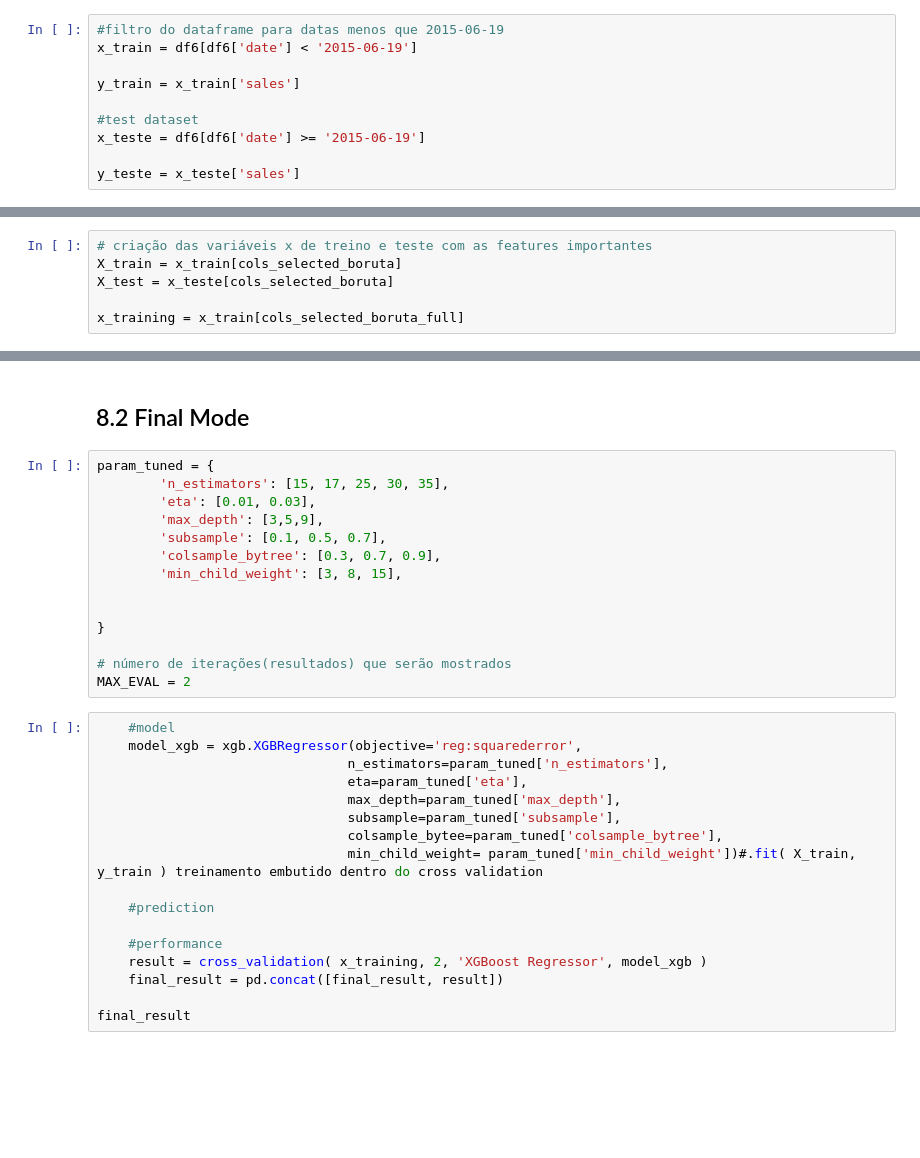
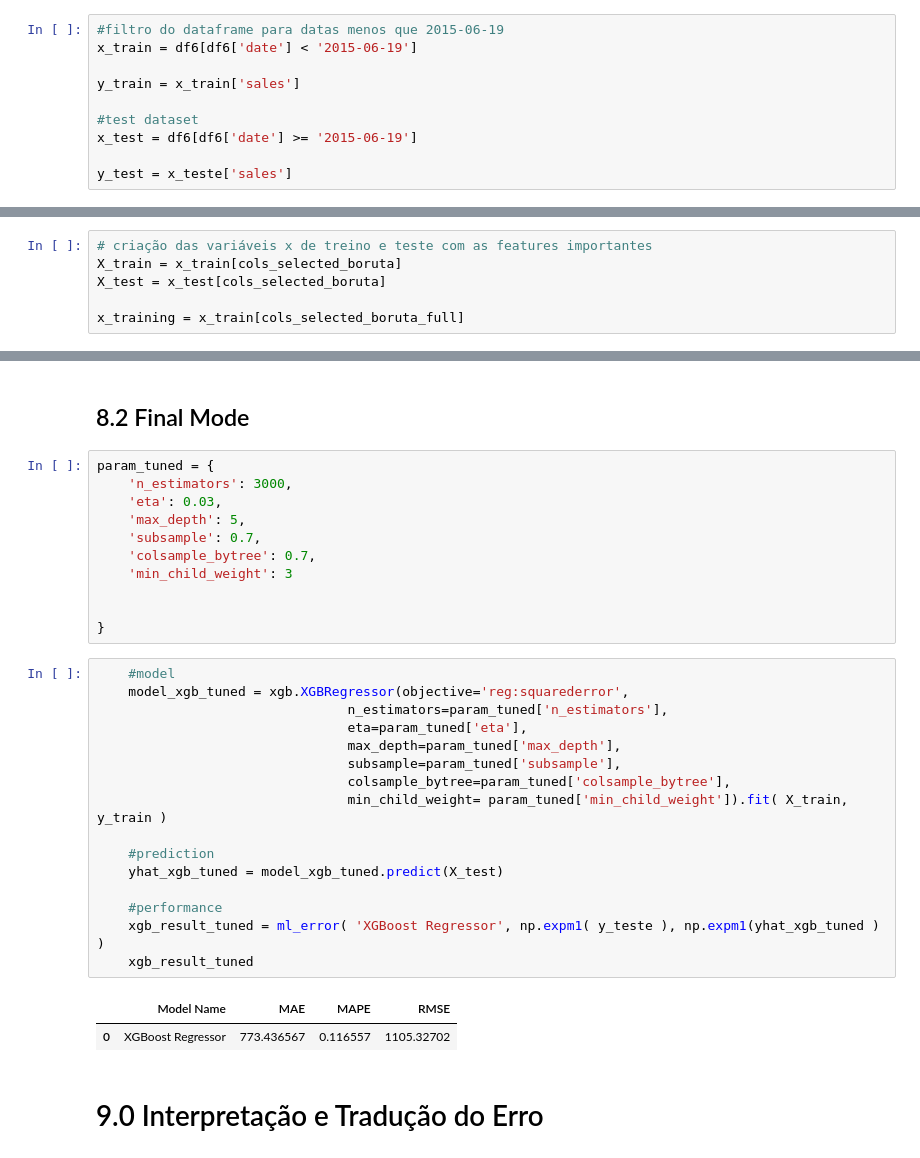
Before and after one commit to WillNery/ds_em_producao, a Jupyter notebook: ds_em_producao.ipynb, the cells around one changed output, grey strips where cells are left out. Saved outputs shown, nothing was run; the diff lists cells and outputs as text; blank space fills up the shorter version.

```diff
--- a/ds_em_producao.ipynb
+++ b/ds_em_producao.ipynb
@@ -1250,8 +1260,8 @@ x_train = df6[df6['date'] < '2015-06-19']
 y_train = x_train['sales']
 
 #test dataset
-x_teste = df6[df6['date'] >= '2015-06-19']
+x_test = df6[df6['date'] >= '2015-06-19']
 
-y_teste = x_teste['sales']
+y_test = x_teste['sales']
 # %% [markdown]
 ## 6.2 Boruta as feature selector
@@ -1386,7 +1364,7 @@ df7 = df6.copy()
 # %%
 # criação das variáveis x de treino e teste com as features importantes
 X_train = x_train[cols_selected_boruta]
-X_test = x_teste[cols_selected_boruta]
+X_test = x_test[cols_selected_boruta]
 
 x_training = x_train[cols_selected_boruta_full]
 # %% [markdown]
@@ -1668,32 +1632,33 @@ Parameters: { "colsample_bytee" } might not be used.
 ## 8.2 Final Mode
 # %%
 param_tuned = {
-        'n_estimators': [15, 17, 25, 30, 35],
-        'eta': [0.01, 0.03],
-        'max_depth': [3,5,9],
-        'subsample': [0.1, 0.5, 0.7],
-        'colsample_bytree': [0.3, 0.7, 0.9],
-        'min_child_weight': [3, 8, 15],
+    'n_estimators': 3000,
+    'eta': 0.03,
+    'max_depth': 5,
+    'subsample': 0.7,
+    'colsample_bytree': 0.7,
+    'min_child_weight': 3
 
 
 }
-
-# número de iterações(resultados) que serão mostrados
-MAX_EVAL = 2
 # %%
     #model
-    model_xgb = xgb.XGBRegressor(objective='reg:squarederror',
+    model_xgb_tuned = xgb.XGBRegressor(objective='reg:squarederror',
                                 n_estimators=param_tuned['n_estimators'],
                                 eta=param_tuned['eta'],
                                 max_depth=param_tuned['max_depth'],
                                 subsample=param_tuned['subsample'],
-                                colsample_bytee=param_tuned['colsample_bytree'],
-                                min_child_weight= param_tuned['min_child_weight'])#.fit( X_train, y_train ) treinamento embutido dentro do cross validation
+                                colsample_bytree=param_tuned['colsample_bytree'],
+                                min_child_weight= param_tuned['min_child_weight']).fit( X_train, y_train )
 
     #prediction
+    yhat_xgb_tuned = model_xgb_tuned.predict(X_test)
 
     #performance
-    result = cross_validation( x_training, 2, 'XGBoost Regressor', model_xgb )
-    final_result = pd.concat([final_result, result])
-
-final_result
+    xgb_result_tuned = ml_error( 'XGBoost Regressor', np.expm1( y_teste ), np.expm1(yhat_xgb_tuned ) )
+    xgb_result_tuned
+# %% [output]
+|  | Model Name | MAE | MAPE | RMSE |
+| 0 | XGBoost Regressor | 773.436567 | 0.116557 | 1105.32702 |
+# %% [markdown]
+# 9.0 Interpretação e Tradução do Erro
```
Also changed, not shown: parts of 32 cells of this notebook.
